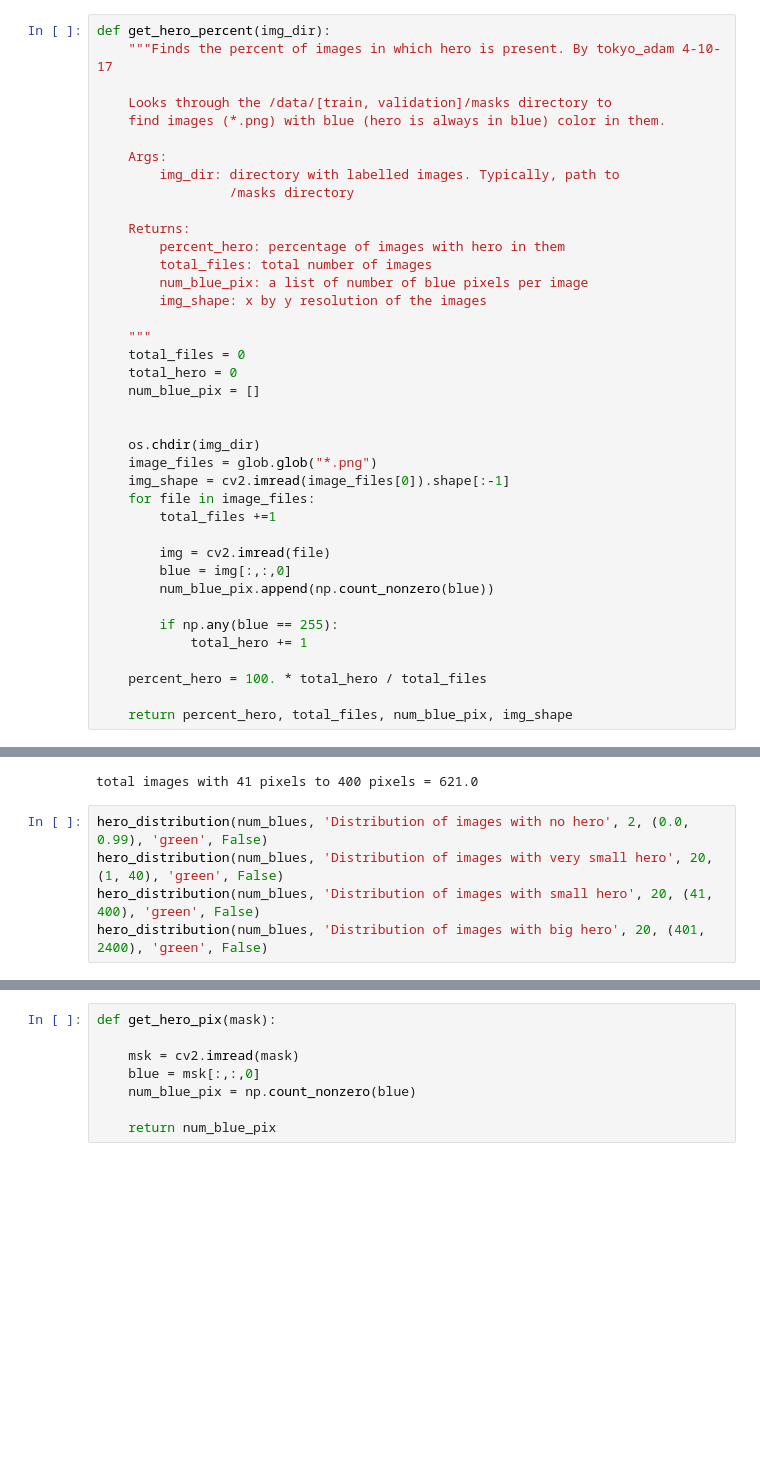
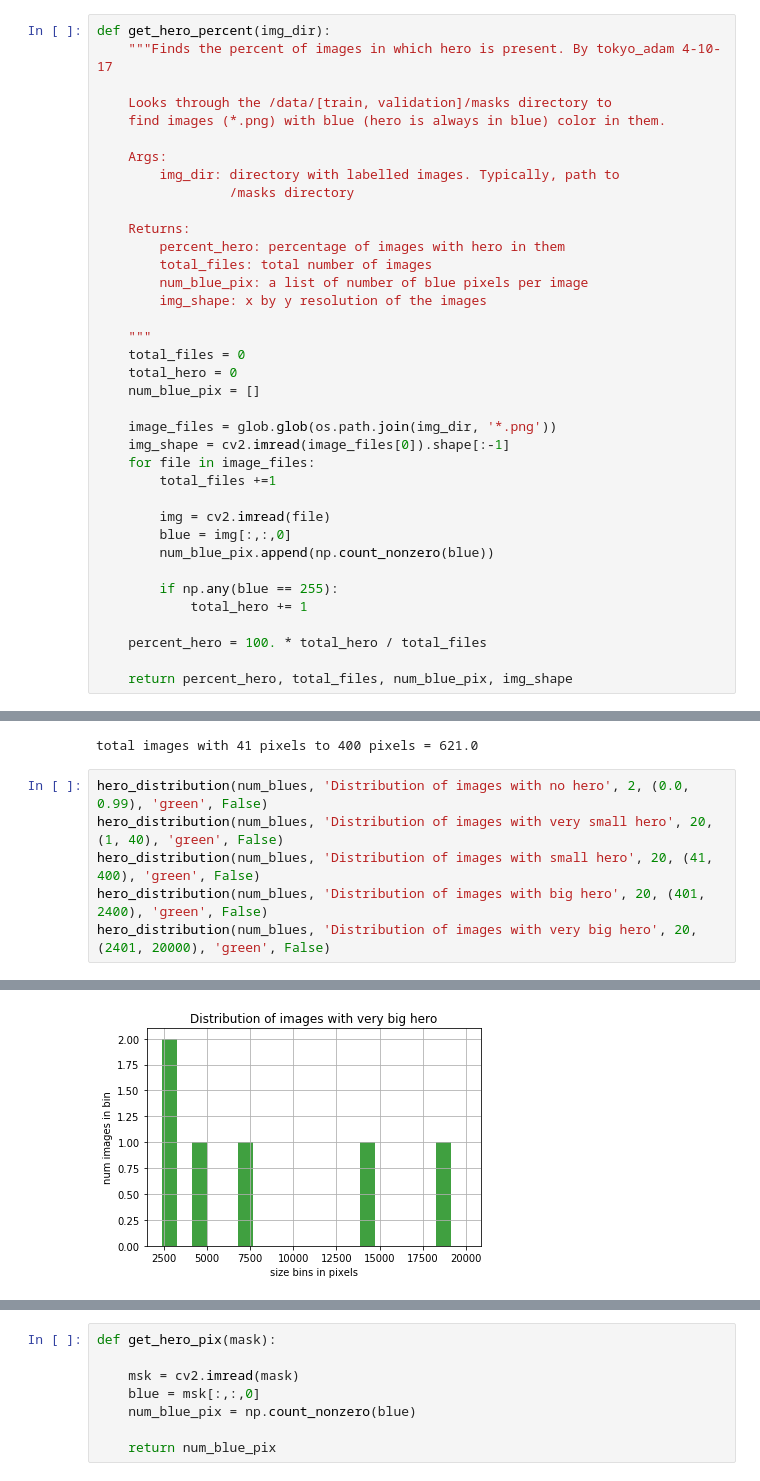
Before and after one commit to srini-x/RoboND-DeepLearning-Follow-Me, a Jupyter notebook: code/dataset_info.ipynb, the cells around one changed output, grey strips where cells are left out. Saved outputs shown, nothing was run; the diff lists cells and outputs as text; blank space fills up the shorter version.

```diff
--- a/code/dataset_info.ipynb
+++ b/code/dataset_info.ipynb
@@ -32,9 +36,7 @@ def get_hero_percent(img_dir):
     total_hero = 0
     num_blue_pix = []
 
-
-    os.chdir(img_dir)
-    image_files = glob.glob("*.png")
+    image_files = glob.glob(os.path.join(img_dir, '*.png'))
     img_shape = cv2.imread(image_files[0]).shape[:-1]
     for file in image_files:
         total_files +=1
@@ -343,14 +347,16 @@ total images with 41 pixels to 400 pixels = 621.0
 # %%
 hero_distribution(num_blues, 'Distribution of images with no hero', 2, (0.0, 0.99), 'green', False)
 hero_distribution(num_blues, 'Distribution of images with very small hero', 20, (1, 40), 'green', False)
 hero_distribution(num_blues, 'Distribution of images with small hero', 20, (41, 400), 'green', False)
 hero_distribution(num_blues, 'Distribution of images with big hero', 20, (401, 2400), 'green', False)
+hero_distribution(num_blues, 'Distribution of images with very big hero', 20, (2401, 20000), 'green', False)
 # %% [output]
 [figure]
 total images with 0.0 pixels to 0.99 pixels = 2576.0
 [figure]
 total images with 1 pixels to 40 pixels = 521.0
 [figure]
 total images with 41 pixels to 400 pixels = 621.0
 [figure]
 total images with 401 pixels to 2400 pixels = 407.0
+[figure, added]
```
Also changed, not shown: parts of 22 cells of this notebook.
